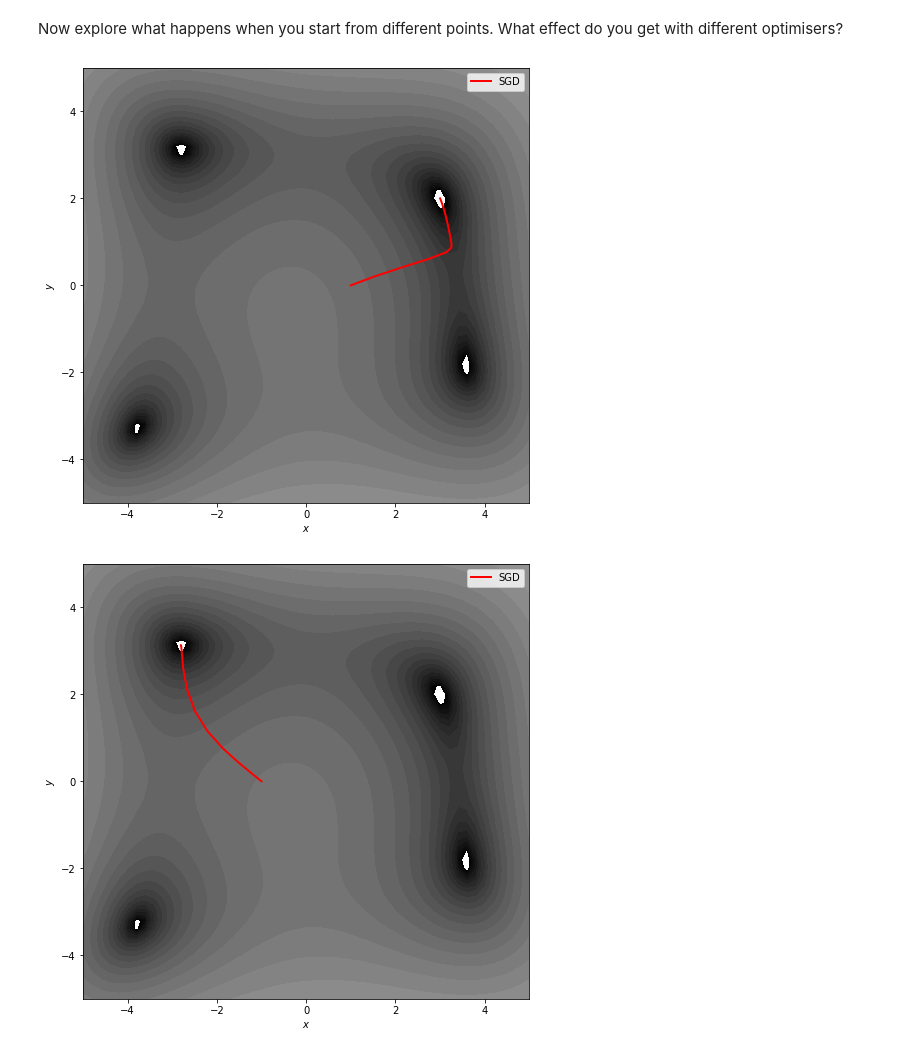
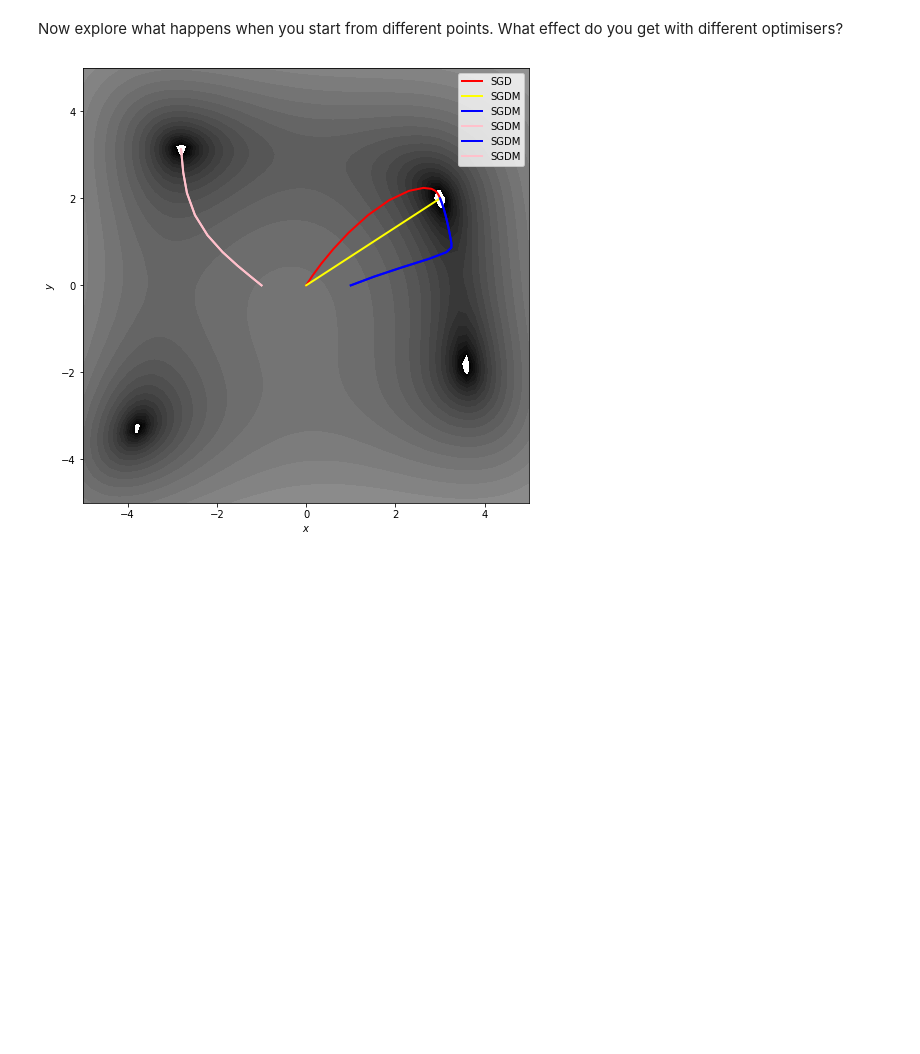
Before and after one commit to WHU-Peter/COMP6248-Deep-Learning, a Jupyter notebook: 3_1_FuntionOptimisation.ipynb, the cells around one changed output. Cells and saved outputs as stored; diff of their text form; code cells hidden in the pictures; blank space fills up the shorter version.

```diff
--- a/3_1_FuntionOptimisation.ipynb
+++ b/3_1_FuntionOptimisation.ipynb
@@ -216,12 +188,17 @@ fig
 # %% [markdown]
 Now explore what happens when you start from different points. What effect do you get with different optimisers?
-# %%
-# YOUR CODE HERE
-p = torch.tensor([[1.0],[0.0]], requires_grad=True)
-grad(p)
-
-p = torch.tensor([[-1.0],[0.0]], requires_grad=True)
-grad(p)
-# %% [output]
-[figure, removed]
-[figure, removed]
+# %%
+p = torch.tensor([[1.0],[0.0]], requires_grad=True)
+opt = optim.SGD([p], lr=0.01)
+path = grad(p, opt)
+ax.plot(path[0], path[1], color='blue', label='SGDM', linewidth=2)
+ax.legend()
+
+p = torch.tensor([[-1.0],[0.0]], requires_grad=True)
+opt = optim.SGD([p], lr=0.01)
+path = grad(p, opt)
+ax.plot(path[0], path[1], color='pink', label='SGDM', linewidth=2)
+ax.legend()
+fig
+# %% [output]
+[figure, added]
```
Also changed, not shown: parts of 13 cells of this notebook.
